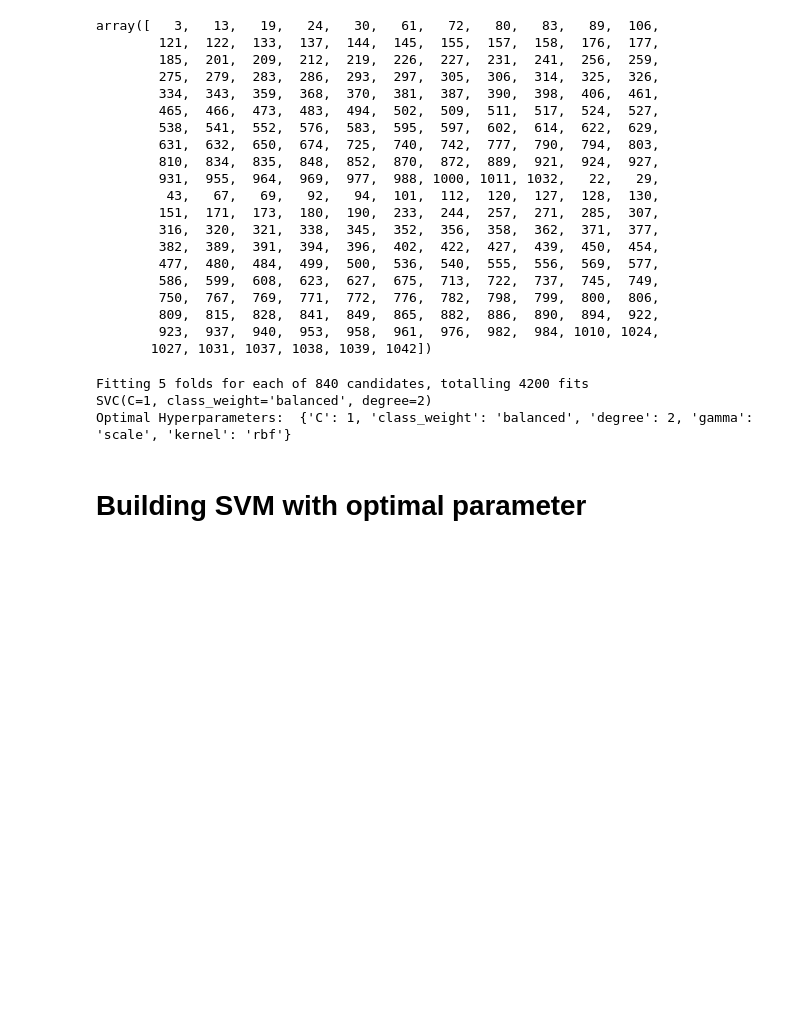
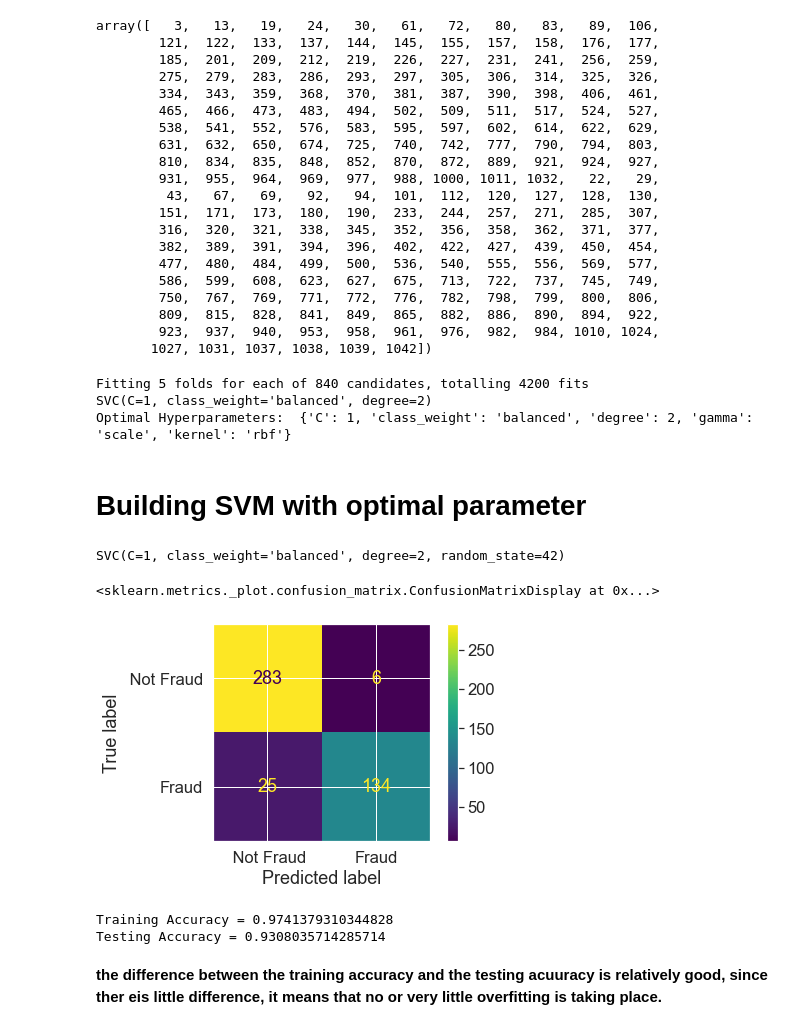
Before and after one commit to reemkhaledaboushama/datamining-project, a Jupyter notebook: 18Q9822.ipynb, the cells around one changed output. Saved outputs shown, nothing was run; the diff lists cells and outputs as text; code cells hidden in the pictures; blank space fills up the shorter version.

```diff
--- a/18Q9822.ipynb
+++ b/18Q9822.ipynb
@@ -327,3 +327,9 @@ SVC(C=1, class_weight='balanced', degree=2)
 Optimal Hyperparameters:  {'C': 1, 'class_weight': 'balanced', 'degree': 2, 'gamma': 'scale', 'kernel': 'rbf'}
 # %% [markdown]
 <h1> Building SVM with optimal parameter</h1>
+# %%
+svm_optimal_classifier = SVC(random_state= 42,  C= 1, class_weight = "balanced" , degree=2, gamma = "scale", kernel = "rbf")
+# %%
+svm_optimal_classifier.fit(X_train_scaled, y_train)
+# %% [output]
+SVC(C=1, class_weight='balanced', degree=2, random_state=42)
@@ -329,0 +339,13 @@ Optimal Hyperparameters:  {'C': 1, 'class_weight': 'balanced', 'degree': 2, 'gam
+# %%
+plot_confusion_matrix(svm_optimal_classifier, X_test_scaled, y_test, values_format = "d", display_labels = [" Not Fraud" , "Fraud"])
+# %% [output]
+<sklearn.metrics._plot.confusion_matrix.ConfusionMatrixDisplay at 0x...>
+[figure, added]
+# %%
+print('Training Accuracy = ' + str(svm_optimal_classifier.score(X_train_scaled, y_train)))
+print('Testing Accuracy = ' + str(svm_optimal_classifier.score(X_test_scaled, y_test)))
+# %% [output]
+Training Accuracy = 0.9741379310344828
+Testing Accuracy = 0.9308035714285714
+# %% [markdown]
+<b>the difference between the training accuracy and the testing acuuracy is relatively good, since ther eis little difference, it means that no or very little overfitting is taking place. </b>
```
Also changed, not shown: parts of 5 cells of this notebook.
